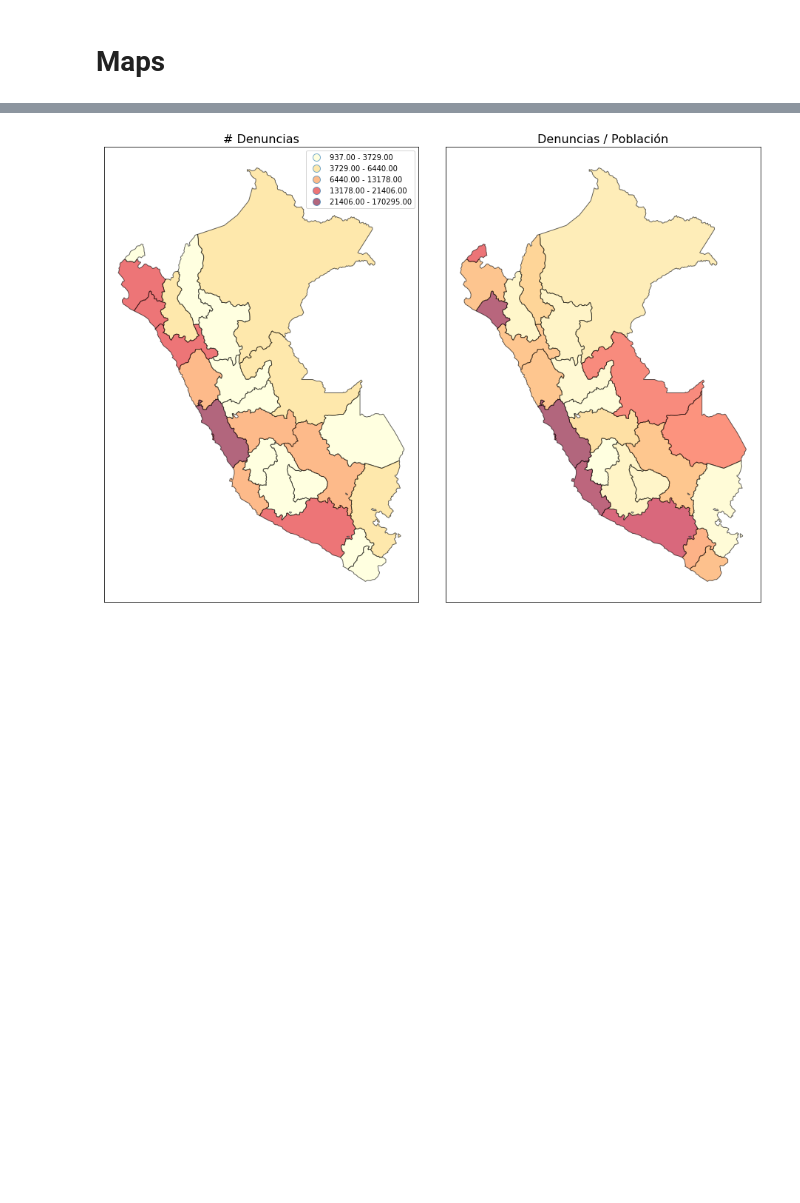
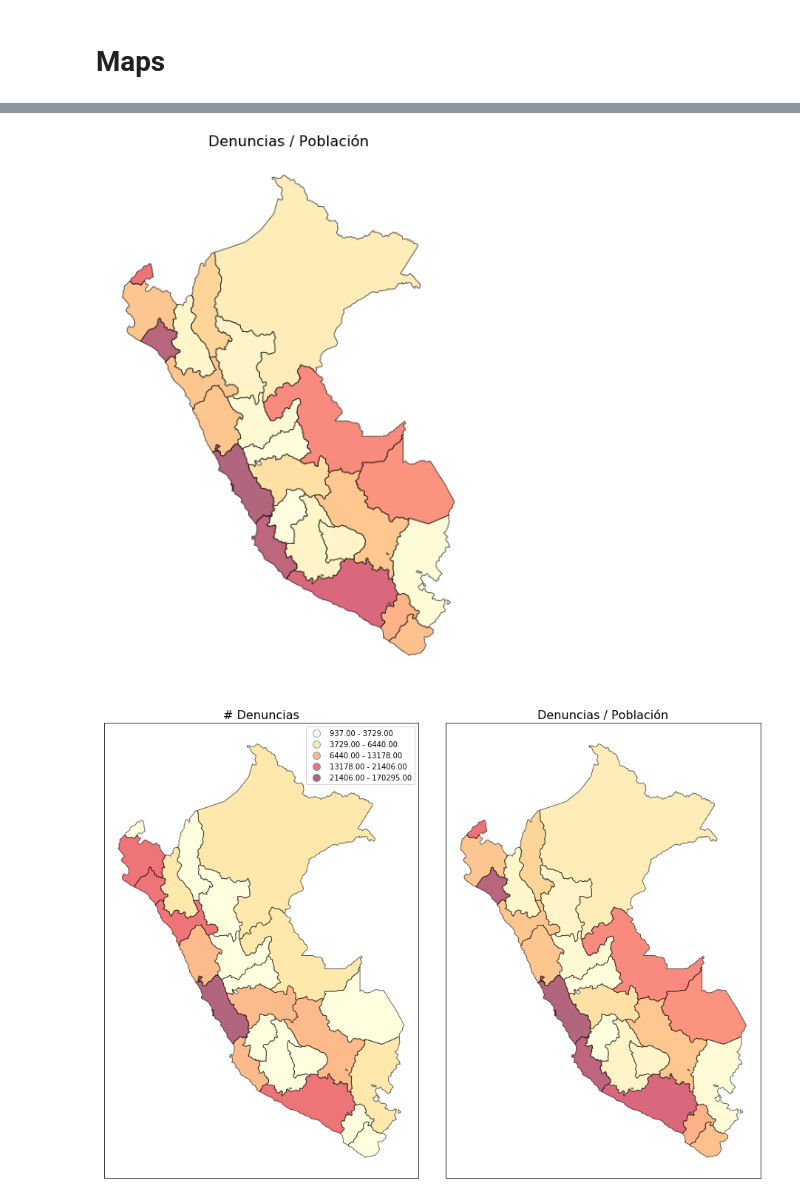
Before and after one commit to renato145/peru-stats, a Jupyter notebook: nbs/explore-delitos.ipynb, the cells around one changed output, grey strips where cells are left out. Saved outputs shown, nothing was run; the diff lists cells and outputs as text; code cells hidden in the pictures; blank space fills up the shorter version.

```diff
--- a/nbs/explore-delitos.ipynb
+++ b/nbs/explore-delitos.ipynb
@@ -223,3 +250,17 @@ geos.head(2)
+# %%
+fig, ax = plt.subplots(1, 1, figsize=(6,9))
+
+geos.plot(column='ratio', cmap='YlOrRd',
+          legend=False, alpha=.6, edgecolor='black', ax=ax)
+ax.set_title('Denuncias / Población',
+             fontdict={'fontsize': 16})
+
+ax.set_xticks([]);ax.set_yticks([]);ax.set_aspect('equal')
+sns.despine(left=True, bottom=True)
+plt.tight_layout()
+fig.savefig('reports/charts/delitos-ratio-map.png')
+# %% [output]
+[figure, added]
 # %%
 fig, axs = plt.subplots(1, 2, figsize=(13,9))
 
```
Also changed, not shown: parts of 13 cells of this notebook, 3 other files.
